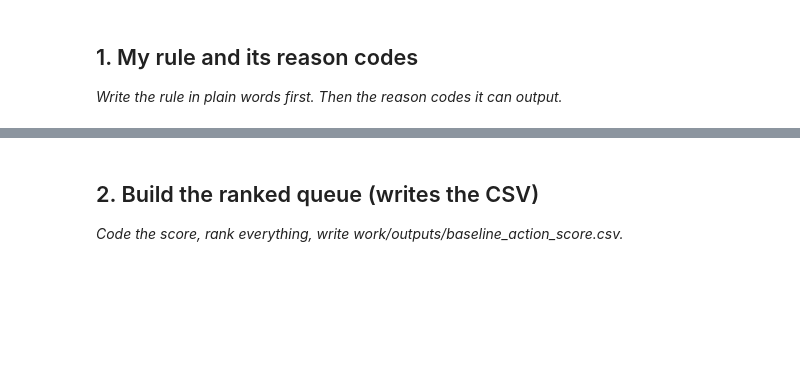
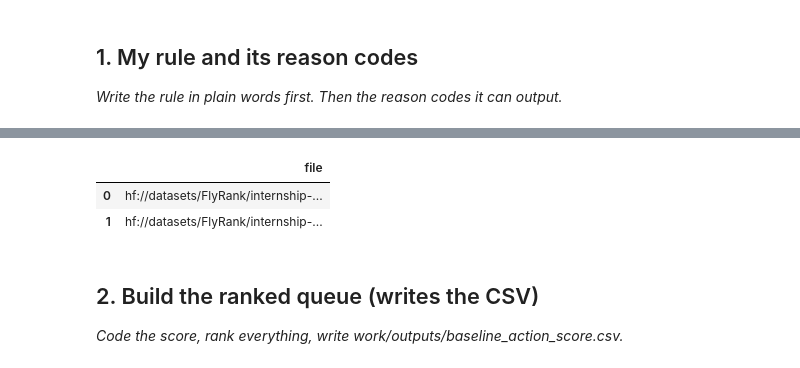
Before and after one commit to jawad-ahmed-developer/flyRank_Internship_Tasks, a Jupyter notebook: work/notebooks/w04_baseline_score.ipynb, the cells around one changed output, grey strips where cells are left out. Cells and saved outputs as stored; diff of their text form; code cells hidden in the pictures; blank space fills up the shorter version.

```diff
--- a/work/notebooks/w04_baseline_score.ipynb
+++ b/work/notebooks/w04_baseline_score.ipynb
@@ -16,3 +314,17 @@ This skeleton is yours to fill. Work the sections **in order** — each one has
+# %%
+files = con.sql("""
+    SELECT file
+    FROM glob(
+        'hf://datasets/FlyRank/internship-warehouse/*'
+    )
+    WHERE file LIKE '%fact%'
+""").df()
+
+display(files)
+# %% [output]
+|  | file |
+| 0 | hf://datasets/FlyRank/internship-... |
+| 1 | hf://datasets/FlyRank/internship-... |
 # %% [markdown]
 ## 2. Build the ranked queue (writes the CSV)
 
```
Also changed, not shown: parts of 10 cells of this notebook.
